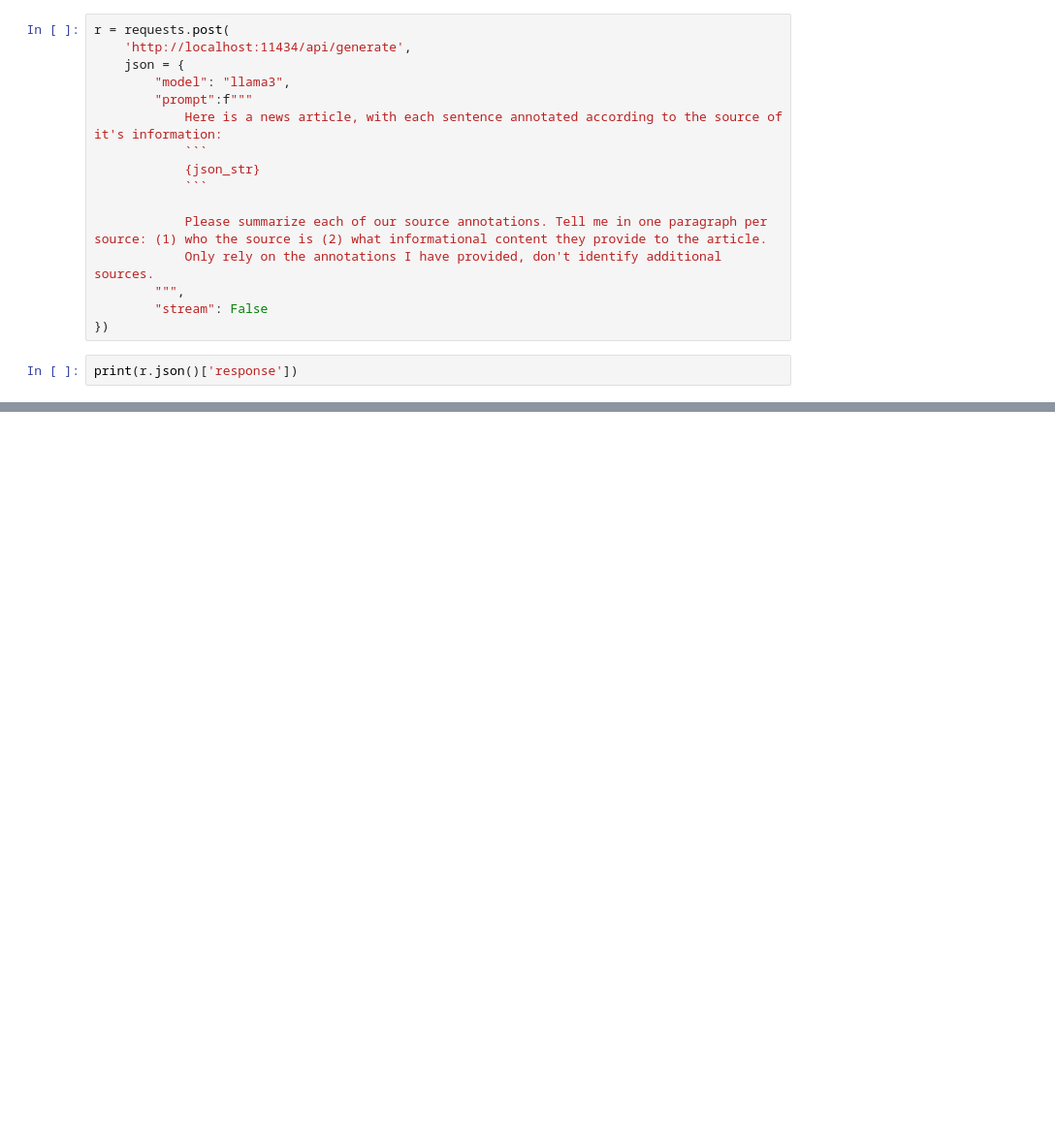
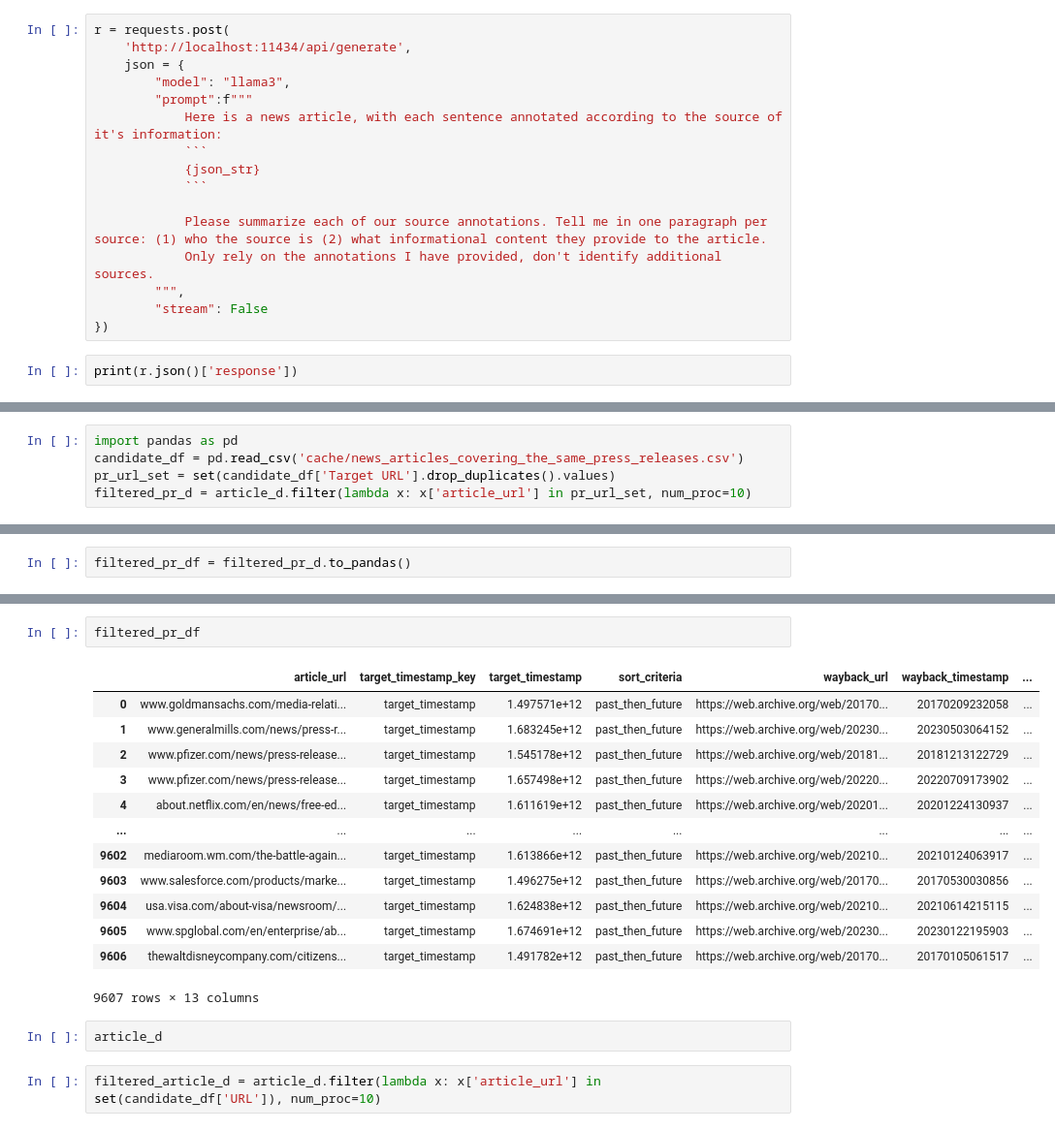
Before and after one commit to Yiqinh/conditional-information-retrieval, a Jupyter notebook: notebooks/2024-05-28__demo.ipynb, the cells around one changed output, grey strips where cells are left out. Shown at 97% size. Drawn from its saved outputs; the diff is of its cells as text; blank space fills up the shorter version.

```diff
--- a/notebooks/2024-05-28__demo.ipynb
+++ b/notebooks/2024-05-28__demo.ipynb
@@ -94,0 +172,5 @@ print(r.json()['response'])
+# %%
+import pandas as pd
+candidate_df = pd.read_csv('cache/news_articles_covering_the_same_press_releases.csv')
+pr_url_set = set(candidate_df['Target URL'].drop_duplicates().values)
+filtered_pr_d = article_d.filter(lambda x: x['article_url'] in pr_url_set, num_proc=10)
@@ -94,0 +184,2 @@ print(r.json()['response'])
+# %%
+filtered_pr_df = filtered_pr_d.to_pandas()
@@ -94,0 +204,20 @@ print(r.json()['response'])
+# %%
+filtered_pr_df
+# %% [output]
+|  | article_url | target_timestamp_key | target_timestamp | sort_criteria | wayback_url | wayback_timestamp | ... |
+| 0 | www.goldmansachs.com/media-relati... | target_timestamp | 1.497571e+12 | past_then_future | https://web.archive.org/web/20170... | 20170209232058 | ... |
+| 1 | www.generalmills.com/news/press-r... | target_timestamp | 1.683245e+12 | past_then_future | https://web.archive.org/web/20230... | 20230503064152 | ... |
+| 2 | www.pfizer.com/news/press-release... | target_timestamp | 1.545178e+12 | past_then_future | https://web.archive.org/web/20181... | 20181213122729 | ... |
+| 3 | www.pfizer.com/news/press-release... | target_timestamp | 1.657498e+12 | past_then_future | https://web.archive.org/web/20220... | 20220709173902 | ... |
+| 4 | about.netflix.com/en/news/free-ed... | target_timestamp | 1.611619e+12 | past_then_future | https://web.archive.org/web/20201... | 20201224130937 | ... |
+| ... | ... | ... | ... | ... | ... | ... | ... |
+| 9602 | mediaroom.wm.com/the-battle-again... | target_timestamp | 1.613866e+12 | past_then_future | https://web.archive.org/web/20210... | 20210124063917 | ... |
+| 9603 | www.salesforce.com/products/marke... | target_timestamp | 1.496275e+12 | past_then_future | https://web.archive.org/web/20170... | 20170530030856 | ... |
+| 9604 | usa.visa.com/about-visa/newsroom/... | target_timestamp | 1.624838e+12 | past_then_future | https://web.archive.org/web/20210... | 20210614215115 | ... |
+| 9605 | www.spglobal.com/en/enterprise/ab... | target_timestamp | 1.674691e+12 | past_then_future | https://web.archive.org/web/20230... | 20230122195903 | ... |
+| 9606 | thewaltdisneycompany.com/citizens... | target_timestamp | 1.491782e+12 | past_then_future | https://web.archive.org/web/20170... | 20170105061517 | ... |
+9607 rows × 13 columns
+# %%
+article_d
+# %%
+filtered_article_d = article_d.filter(lambda x: x['article_url'] in set(candidate_df['URL']), num_proc=10)
```
Also changed, not shown: parts of 14 cells of this notebook, 4 other files.
